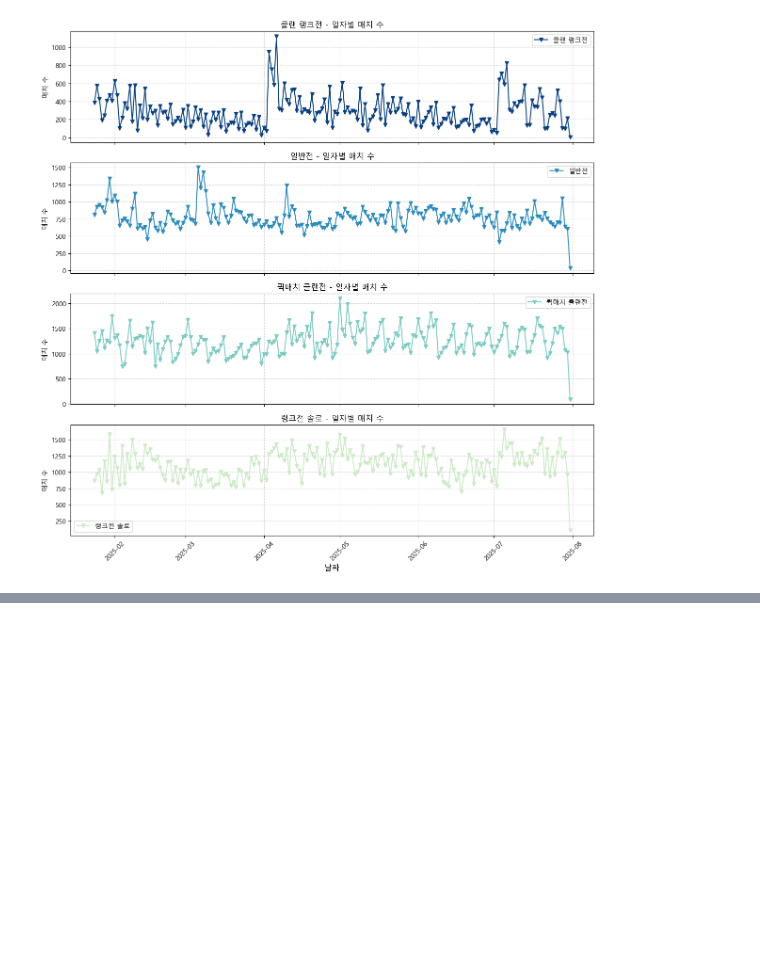
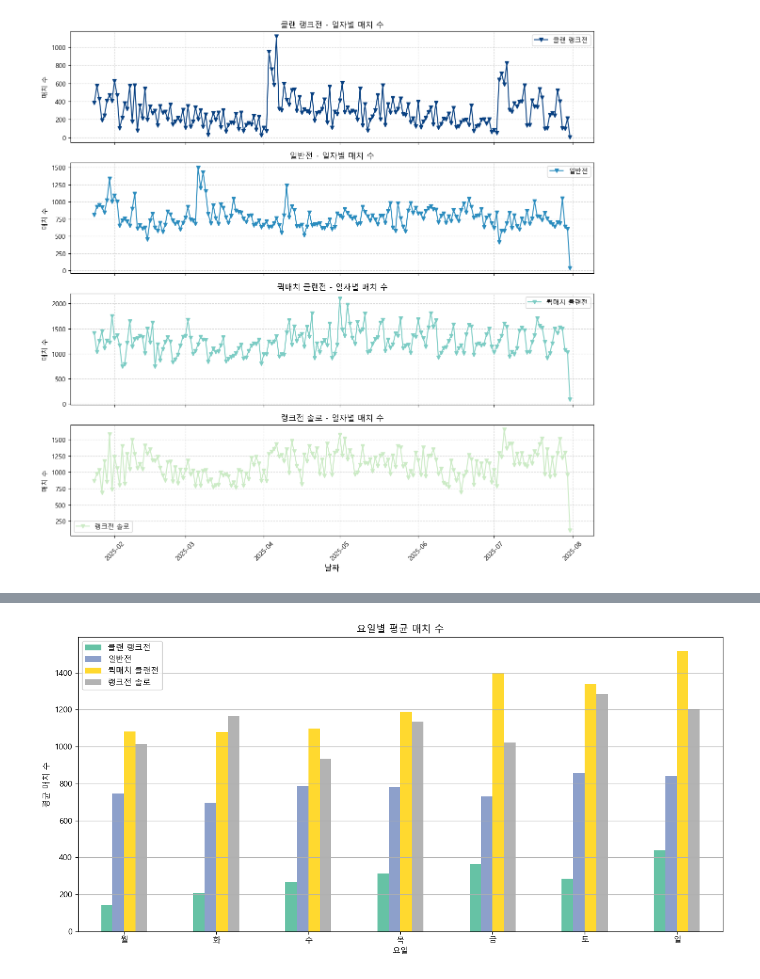
Before and after one commit to pjjongho/NEXON_API, a Jupyter notebook: SA/api_request/match/match_eda.ipynb, the cells around one changed output, grey strips where cells are left out. Saved outputs shown, nothing was run; the diff lists cells and outputs as text; code cells hidden in the pictures; blank space fills up the shorter version.

```diff
--- a/SA/api_request/match/match_eda.ipynb
+++ b/SA/api_request/match/match_eda.ipynb
@@ -136,0 +206,21 @@ plt.show()
+# %%
+# 그렇다면 요일별 비교는?
+
+df_daily_match['dayofweek'] = df_daily_match.index.dayofweek
+# %%
+# 요일별 평균 매치 수
+mean_by_day = df_daily_match.groupby('dayofweek').mean().drop(columns=['is_weekend'])
+mean_by_day.index = ['월', '화', '수', '목', '금', '토', '일']
+# %%
+plt.figure(figsize=(12, 6))
+mean_by_day.plot(kind='bar', ax=plt.gca(), colormap='Set2')
+
+plt.title('요일별 평균 매치 수')
+plt.ylabel('평균 매치 수')
+plt.xlabel('요일')
+plt.xticks(rotation=0)
+plt.grid(axis='y')
+plt.tight_layout()
+plt.show()
+# %% [output]
+[figure, added]
```
Also changed, not shown: parts of 22 cells of this notebook, 1 other file.
